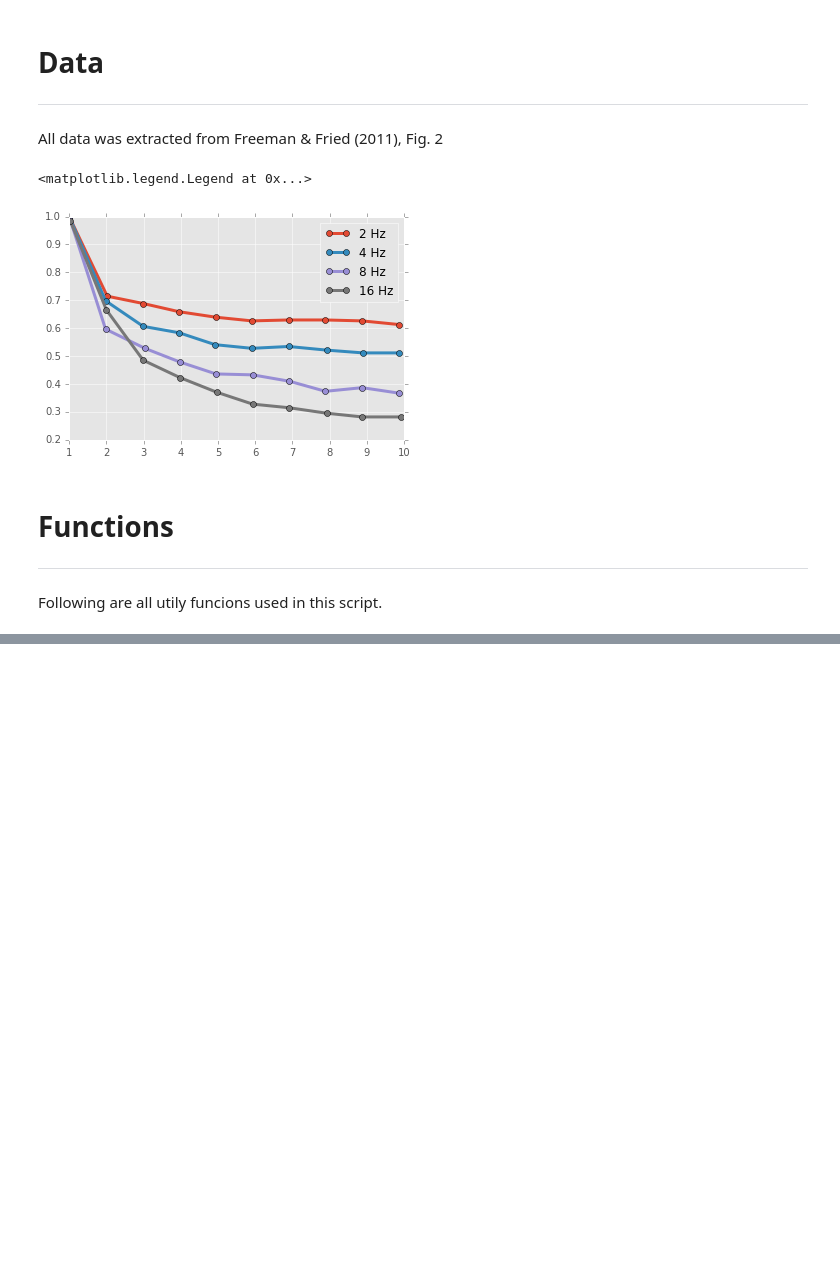
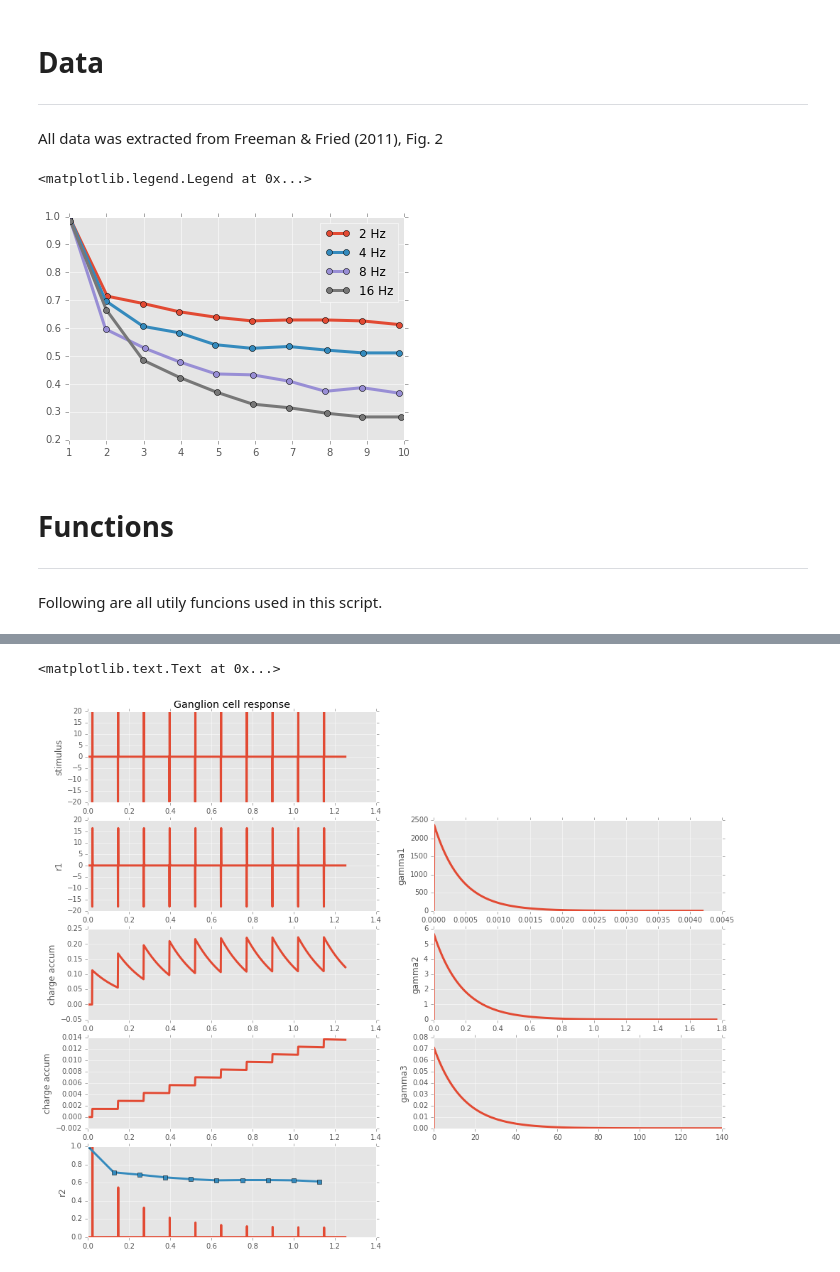
Before and after one commit to mbeyeler/pulse2percept, a Jupyter notebook: examples/notebooks/2.0-freeman2011.ipynb, the cells around one changed output, grey strips where cells are left out. Drawn from its saved outputs; the diff is of its cells as text; code cells hidden in the pictures; blank space fills up the shorter version.

```diff
--- a/examples/notebooks/2.0-freeman2011.ipynb
+++ b/examples/notebooks/2.0-freeman2011.ipynb
@@ -38,6 +38,17 @@ freeman['norm_resp']['16'] = np.array([1.03371, 0.98361, 2.00000, 0.66557,
                                          4.96629, 0.37049, 5.93258, 0.32787,
                                          6.92135, 0.31475, 7.93258, 0.29508,
                                          8.87640, 0.28197, 9.91011, 0.28197]).reshape((-1, 2))
+
+freeman['long_term'] = np.array([0.08333, 3.76415, 0.08333, 3.56604,
+                                 0.05556, 3.24528, 0.08333, 2.96226,
+                                 0.11111, 2.60377, 0.19444, 2.34906,
+                                 0.19444, 2.11321, 0.27778, 1.83019,
+                                 0.41667, 1.63208, 0.91667, 1.50000,
+                                 2.08333, 1.43396, 3.72222, 1.36792,
+                                 5.94444, 1.30189, 8.11111, 1.26415,
+                                 10.55556, 1.18868, 12.83333, 1.13208,
+                                 15.16667, 1.08491, 17.19444, 1.05660,
+                                 18.50000, 1.07547]).reshape((-1, 2))
 # %%
 for cond in ['2', '4', '8', '16']:
     plt.plot(freeman['norm_resp'][cond][:, 0], freeman['norm_resp'][cond][:, 1], 'o-',
@@ -213,3 +197,64 @@ plt.plot(t, np.squeeze(mov.data))
+# %%
+plt.figure(figsize=(16, 16))
+freq = 8.0
+
+plt.subplot(621)
+stim = e2cm.Psycho2Pulsetrain(tsample, freq=freq, amp=20, dur=10.0 / freq,
+                              pulse_dur=pdur, interphase_dur=0, pulsetype='cathodicfirst', delay=20.0 / 1000)
+tstim = np.arange(stim.data.size) * tsample
+sz = tstim.size
+plt.plot(tstim, stim.data, linewidth=3)
+plt.title('Ganglion cell response')
+plt.ylabel('stimulus')
+
+# Fast response
+tau1 = 0.42 / 1000
+t = np.arange(0, 10 * tau1, tsample)
+gamma1 = e2cm.gamma(1, tau1, t)
+r1 = tsample * fftconvolve(stim.data, gamma1, mode='full')[:sz]
+plt.subplot(623)
+plt.plot(tstim, r1, linewidth=3)
+plt.ylabel('r1')
+
+plt.subplot(624)
+plt.plot(t, gamma1, linewidth=3)
+plt.ylabel('gamma1')
+
+# Fast desensitization
+tau2 = 176.4 / 1000
+t = np.arange(0, 10 * tau2, tsample)
+gamma2 = e2cm.gamma(1, tau2, t)
+accum = np.maximum(0, -stim.data)
+ca = tsample * fftconvolve(accum, gamma2, mode='full')[:sz]
+plt.subplot(625)
+plt.plot(tstim, ca, linewidth=3)
+plt.ylabel('charge accum')
+plt.subplot(626)
+plt.plot(t, gamma2, linewidth=3)
+plt.ylabel('gamma2')
+
+# Slow desensitization
+tau3 = 14.0
+t = np.arange(0, 10 * tau3, tsample)
+gamma3 = e2cm.gamma(1, tau3, t)
+ca3 = tsample * fftconvolve(accum, gamma3, mode='full')[:sz]
+plt.subplot(627)
+plt.plot(tstim, ca3, linewidth=3)
+plt.ylabel('charge accum')
+plt.subplot(628)
+plt.plot(t, gamma3, linewidth=3)
+plt.ylabel('gamma3')
+
+plt.subplot(629)
+r2 = np.maximum(0, r1 - 70.0 * ca - 5.0 * ca3)
+plt.plot(tstim, r2 / r2.max(), linewidth=3)
+plt.plot(np.arange(10) / freq,
+             freeman['norm_resp']['2'][:, 1], 's-',
+             linewidth=3, label='rabbit')
+plt.ylabel('r2')
+# %% [output]
+<matplotlib.text.Text at 0x...>
+[figure, added]
 # %%
 model = dict()
 model['resp'] = dict()
```
Also changed, not shown: parts of 6 cells of this notebook, 1 other file.
